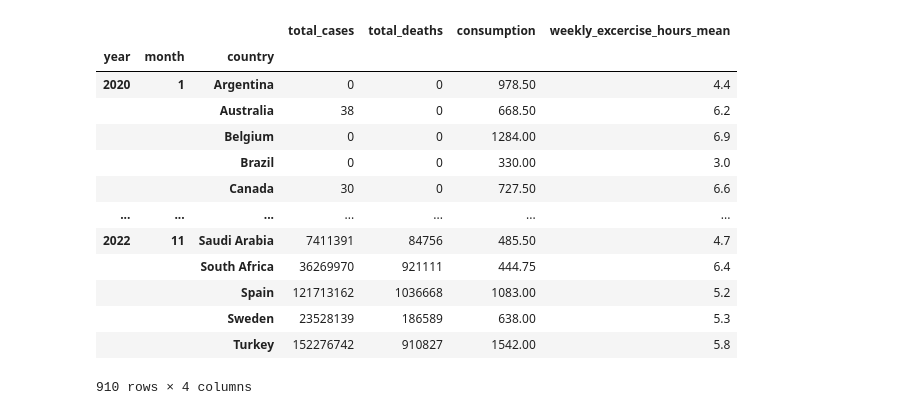
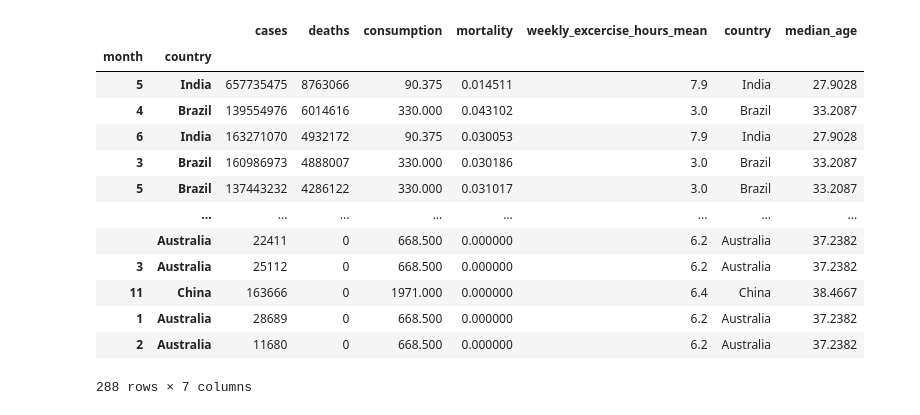
Before and after one commit to carlosbarrone/personal, a Jupyter notebook: notebooks/jupyter/COVID_19.ipynb, the cells around one changed output. Saved outputs shown, nothing was run; the diff lists cells and outputs as text; code cells hidden in the pictures.

Commit message:
adds covid alternative

```diff
--- a/notebooks/jupyter/COVID_19.ipynb
+++ b/notebooks/jupyter/COVID_19.ipynb
@@ -73,27 +89,31 @@ covid_stats = pd.merge(confirmed_global, deaths_global, how='inner', on=['date',
 # %%
 covid_stats_monthly = covid_stats.groupby([
     covid_stats.date.dt.year.rename('year'),
     covid_stats.date.dt.month.rename('month'),
     'country'
 ], as_index=True).agg({
-    'total_cases':'sum',
-    'total_deaths':'sum',
+    'cases':'sum',
+    'deaths':'sum',
     'consumption':'first',
-    'weekly_excercise_hours_mean':'first'
+    'mortality':'mean',
+    'weekly_excercise_hours_mean':'first',
+    'country':'first',
+    'median_age':'last'
 })
-covid_stats_monthly
+#COVID VACCINE CAME OUT ON AUG 2021
+covid_stats_monthly.loc[2021].sort_values(by='deaths', ascending=False)
 # %% [output]
-|  |  |  | total_cases | total_deaths | consumption | weekly_excercise_hours_mean |
-| year | month | country |  |  |  |  |
-| 2020 | 1 | Argentina | 0 | 0 | 978.50 | 4.4 |
-|  |  | Australia | 38 | 0 | 668.50 | 6.2 |
-|  |  | Belgium | 0 | 0 | 1284.00 | 6.9 |
-|  |  | Brazil | 0 | 0 | 330.00 | 3.0 |
-|  |  | Canada | 30 | 0 | 727.50 | 6.6 |
-| ... | ... | ... | ... | ... | ... | ... |
-| 2022 | 11 | Saudi Arabia | 7411391 | 84756 | 485.50 | 4.7 |
-|  |  | South Africa | 36269970 | 921111 | 444.75 | 6.4 |
-|  |  | Spain | 121713162 | 1036668 | 1083.00 | 5.2 |
-|  |  | Sweden | 23528139 | 186589 | 638.00 | 5.3 |
-|  |  | Turkey | 152276742 | 910827 | 1542.00 | 5.8 |
+|  |  | cases | deaths | consumption | mortality | weekly_excercise_hours_mean | country | median_age |
+| month | country |  |  |  |  |  |  |  |
+| 5 | India | 657735475 | 8763066 | 90.375 | 0.014511 | 7.9 | India | 27.9028 |
+| 4 | Brazil | 139554976 | 6014616 | 330.000 | 0.043102 | 3.0 | Brazil | 33.2087 |
+| 6 | India | 163271070 | 4932172 | 90.375 | 0.030053 | 7.9 | India | 27.9028 |
+| 3 | Brazil | 160986973 | 4888007 | 330.000 | 0.030186 | 3.0 | Brazil | 33.2087 |
+| 5 | Brazil | 137443232 | 4286122 | 330.000 | 0.031017 | 3.0 | Brazil | 33.2087 |
+|  | ... | ... | ... | ... | ... | ... | ... | ... |
+|  | Australia | 22411 | 0 | 668.500 | 0.000000 | 6.2 | Australia | 37.2382 |
+| 3 | Australia | 25112 | 0 | 668.500 | 0.000000 | 6.2 | Australia | 37.2382 |
+| 11 | China | 163666 | 0 | 1971.000 | 0.000000 | 6.4 | China | 38.4667 |
+| 1 | Australia | 28689 | 0 | 668.500 | 0.000000 | 6.2 | Australia | 37.2382 |
+| 2 | Australia | 11680 | 0 | 668.500 | 0.000000 | 6.2 | Australia | 37.2382 |
-910 rows × 4 columns
+288 rows × 7 columns
```
Also changed, not shown: parts of 5 cells of this notebook.
